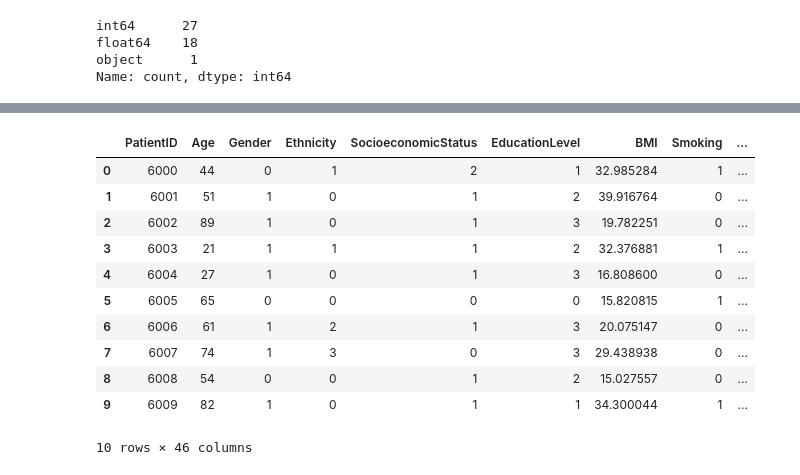
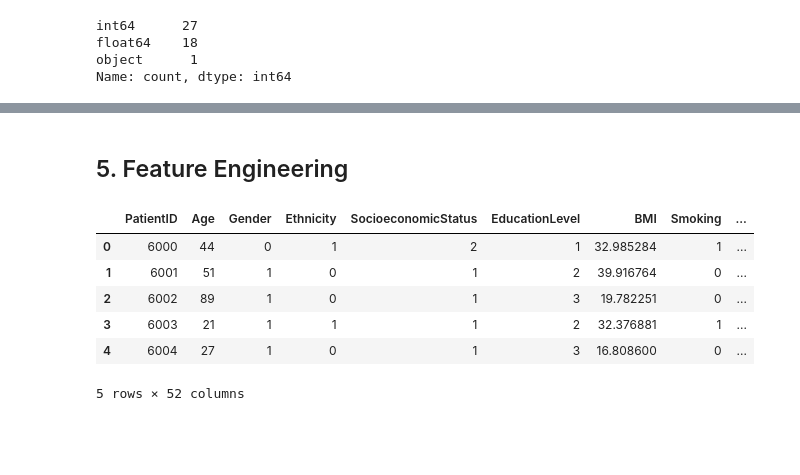
Before and after one commit to Reemsoliiman/ga-feature-select, a Jupyter notebook: notebooks/01_data_exploration.ipynb, the cells around one changed output, grey strips where cells are left out. Drawn from its saved outputs; the diff is of its cells as text; code cells hidden in the pictures; blank space fills up the shorter version.

```diff
--- a/notebooks/01_data_exploration.ipynb
+++ b/notebooks/01_data_exploration.ipynb
@@ -440,12 +78,0 @@ Name: count, dtype: int64
-# %%
-
-df = pd.read_csv("../data/raw/diabetes_raw_data.csv")
-
-
-df['Gender'] = df['Gender'].astype(str).str.strip()
-df['Gender'] = df['Gender'].replace({'M': 'Male', 'F': 'Female', 'male': 'Male', 'female': 'Female', 'Nan': 'Female', 'nan': 'Female'})
-df['Gender'] = df['Gender'].map({'Male': 1, 'Female': 0, 'Other': 0, '1': 1, '0': 0}).fillna(0).astype(int)
-
-print(df['Gender'].value_counts())
-
-print(df['Gender'].value_counts(normalize=True) * 100)
@@ -461,15 +171,39 @@ Name: proportion, dtype: float64
+# %% [markdown]
+## 5. Feature Engineering
+# %%
+symptoms = ['Polyuria', 'Polydipsia', 'SuddenWeightLoss', 'Weakness', 'Polyphagia',
+            'GenitalThrush', 'VisualBlurring', 'Itching', 'Irritability', 'DelayedHealing',
+            'PartialPareshia', 'MuscleStiffness', 'Alopecia', 'Obesity',
+            'TinglingHandsFeet', 'SlowHealingSores']
+
+existing_symptoms = [col for col in symptoms if col in df.columns]
+
+df['Total_Symptoms'] = df[existing_symptoms].sum(axis=1)
+
+df['Polyuria_Polydipsia'] = df[['Polyuria', 'Polydipsia']].sum(axis=1) \
+    if 'Polyuria' in df.columns and 'Polydipsia' in df.columns else 0
+
+df['Skin_Issues'] = df[['Itching', 'DelayedHealing', 'Alopecia']].sum(axis=1) \
+    if all(c in df.columns for c in ['Itching', 'DelayedHealing', 'Alopecia']) else 0
+
+df['Neuro_Symptoms'] = df[['PartialPareshia', 'TinglingHandsFeet']].sum(axis=1) \
+    if all(c in df.columns for c in ['PartialPareshia', 'TinglingHandsFeet']) else 0
+
+df['High_Risk_Combo'] = ((df['Polyuria'] == 1) &
+                         (df['Polydipsia'] == 1) &
+                         (df['SuddenWeightLoss'] == 1)).astype(int) \
+    if all(c in df.columns for c in ['Polyuria', 'Polydipsia', 'SuddenWeightLoss']) else 0
+
+df['BMI_Category'] = pd.cut(df['BMI'],
+                            bins=[0, 18.5, 25, 30, 100],
+                            labels=[0, 1, 2, 3]).astype(int)
 # %%
-df.head(10)
+df.head()
 # %% [output]
 |  | PatientID | Age | Gender | Ethnicity | SocioeconomicStatus | EducationLevel | BMI | Smoking | ... |
 | 0 | 6000 | 44 | 0 | 1 | 2 | 1 | 32.985284 | 1 | ... |
 | 1 | 6001 | 51 | 1 | 0 | 1 | 2 | 39.916764 | 0 | ... |
 | 2 | 6002 | 89 | 1 | 0 | 1 | 3 | 19.782251 | 0 | ... |
 | 3 | 6003 | 21 | 1 | 1 | 1 | 2 | 32.376881 | 1 | ... |
 | 4 | 6004 | 27 | 1 | 0 | 1 | 3 | 16.808600 | 0 | ... |
-| 5 | 6005 | 65 | 0 | 0 | 0 | 0 | 15.820815 | 1 | ... |
-| 6 | 6006 | 61 | 1 | 2 | 1 | 3 | 20.075147 | 0 | ... |
-| 7 | 6007 | 74 | 1 | 3 | 0 | 3 | 29.438938 | 0 | ... |
-| 8 | 6008 | 54 | 0 | 0 | 1 | 2 | 15.027557 | 0 | ... |
-| 9 | 6009 | 82 | 1 | 0 | 1 | 1 | 34.300044 | 1 | ... |
-10 rows × 46 columns
+5 rows × 52 columns
```
Also changed, not shown: parts of 49 cells of this notebook, 3 other files.
